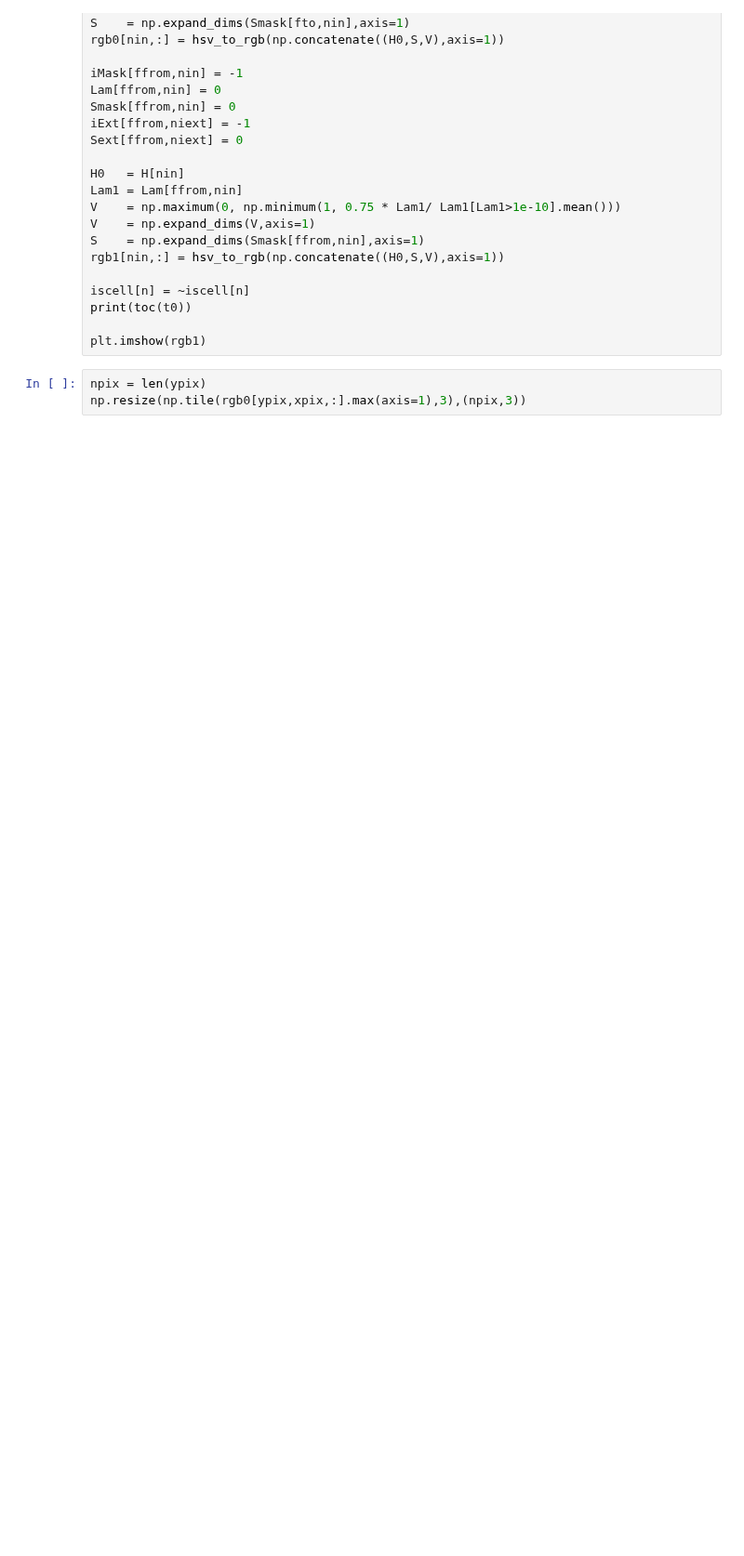
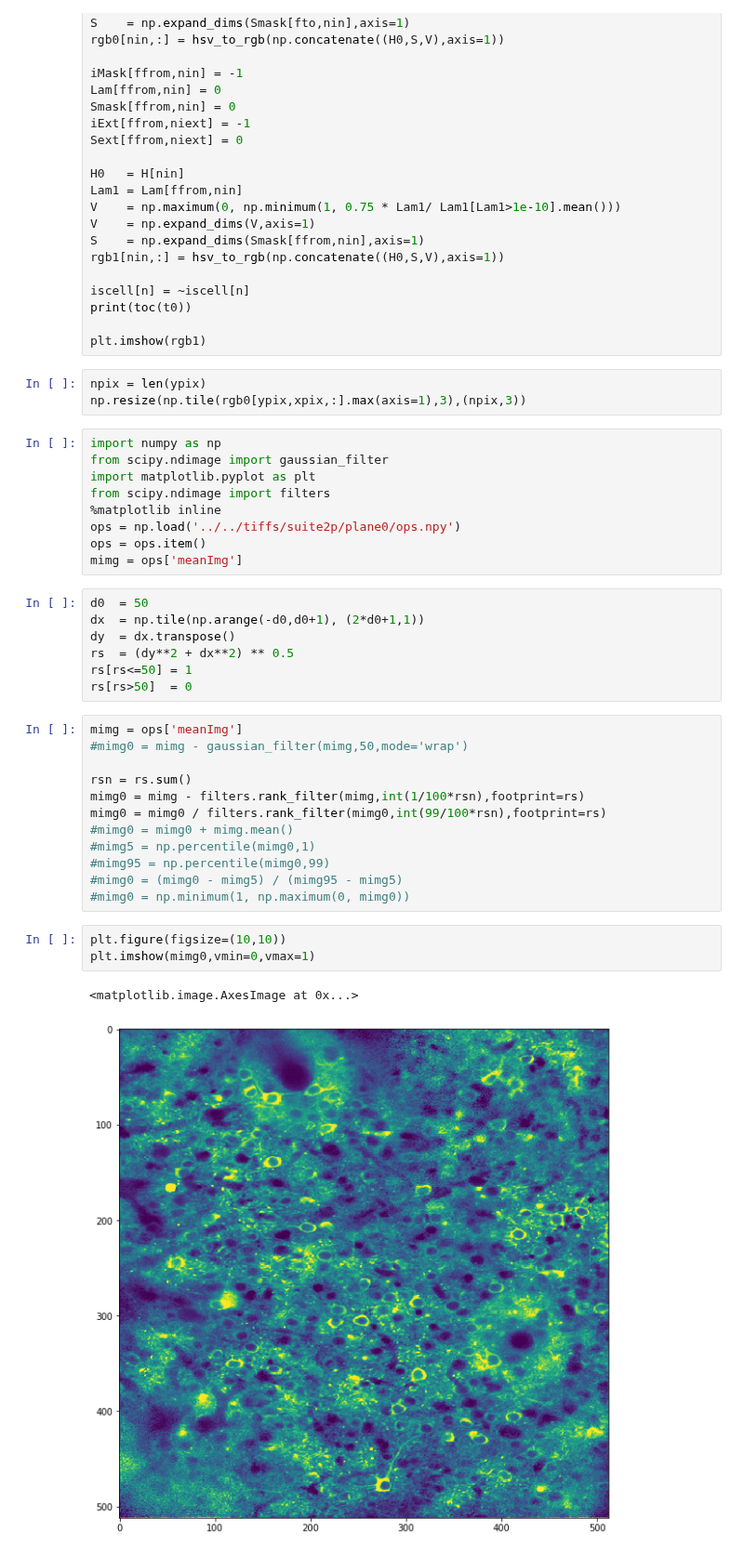
Before and after one commit to MouseLand/suite2p, a Jupyter notebook: jupyter/trycelldetect.ipynb, the cells around one changed output. Shown at 93% size. Drawn from its saved outputs; the diff is of its cells as text; blank space fills up the shorter version.

```diff
--- a/jupyter/trycelldetect.ipynb
+++ b/jupyter/trycelldetect.ipynb
@@ -577,3 +577,37 @@ plt.imshow(rgb1)
 # %%
 npix = len(ypix)
 np.resize(np.tile(rgb0[ypix,xpix,:].max(axis=1),3),(npix,3))
+# %%
+import numpy as np
+from scipy.ndimage import gaussian_filter
+import matplotlib.pyplot as plt
+from scipy.ndimage import filters
+%matplotlib inline
+ops = np.load('../../tiffs/suite2p/plane0/ops.npy')
+ops = ops.item()
+mimg = ops['meanImg']
+# %%
+d0  = 50
+dx  = np.tile(np.arange(-d0,d0+1), (2*d0+1,1))
+dy  = dx.transpose()
+rs  = (dy**2 + dx**2) ** 0.5
+rs[rs<=50] = 1
+rs[rs>50]  = 0
+# %%
+mimg = ops['meanImg']
+#mimg0 = mimg - gaussian_filter(mimg,50,mode='wrap')
+
+rsn = rs.sum()
+mimg0 = mimg - filters.rank_filter(mimg,int(1/100*rsn),footprint=rs)
+mimg0 = mimg0 / filters.rank_filter(mimg0,int(99/100*rsn),footprint=rs)
+#mimg0 = mimg0 + mimg.mean()
+#mimg5 = np.percentile(mimg0,1)
+#mimg95 = np.percentile(mimg0,99)
+#mimg0 = (mimg0 - mimg5) / (mimg95 - mimg5)
+#mimg0 = np.minimum(1, np.maximum(0, mimg0))
+# %%
+plt.figure(figsize=(10,10))
+plt.imshow(mimg0,vmin=0,vmax=1)
+# %% [output]
+<matplotlib.image.AxesImage at 0x...>
+[figure, added]
```
Also changed, not shown: parts of 1 cell of this notebook, 6 other files.
